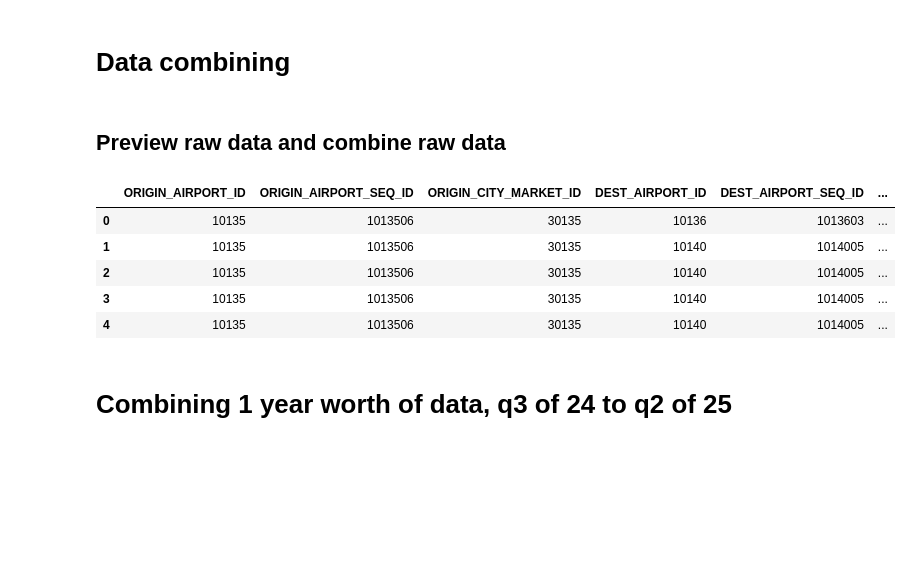
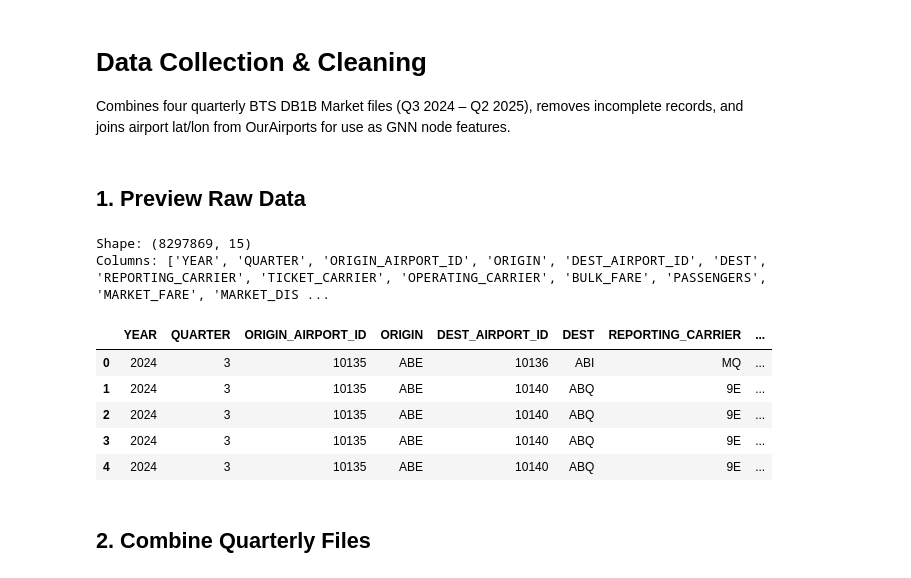
Before and after one commit to normangw/6600-neural-networks, a Jupyter notebook: technical-details/data-cleaning/dataclean.ipynb, the cells around one changed output. Drawn from its saved outputs; the diff is of its cells as text; code cells hidden in the pictures; blank space fills up the shorter version.

Commit message:
polished data cleaning and eda

```diff
--- a/technical-details/data-cleaning/dataclean.ipynb
+++ b/technical-details/data-cleaning/dataclean.ipynb
@@ -1,4 +13,4 @@
 # %% [markdown]
-# Data combining
+# Data Collection & Cleaning
+
+Combines four quarterly BTS DB1B Market files (Q3 2024 – Q2 2025), removes incomplete records, and joins airport lat/lon from OurAirports for use as GNN node features.
-# %% [markdown]
-## Preview raw data and combine raw data
@@ -7,13 +21,19 @@ import pandas as pd
+# %% [markdown]
+## 1. Preview Raw Data
 # %%
-preview=pd.read_csv('../../data/rawdata/T_DB1B_MARKET1.csv')
-preview.head()
+sample = pd.read_csv('../../data/rawdata/2024_q3.csv', low_memory=False)
+print(f"Shape: {sample.shape}")
+print(f"Columns: {list(sample.columns)}")
+sample.head()
 # %% [output]
+Shape: (8297869, 15)
+Columns: ['YEAR', 'QUARTER', 'ORIGIN_AIRPORT_ID', 'ORIGIN', 'DEST_AIRPORT_ID', 'DEST', 'REPORTING_CARRIER', 'TICKET_CARRIER', 'OPERATING_CARRIER', 'BULK_FARE', 'PASSENGERS', 'MARKET_FARE', 'MARKET_DIS ...
-|  | ORIGIN_AIRPORT_ID | ORIGIN_AIRPORT_SEQ_ID | ORIGIN_CITY_MARKET_ID | DEST_AIRPORT_ID | DEST_AIRPORT_SEQ_ID | ... |
-| 0 | 10135 | 1013506 | 30135 | 10136 | 1013603 | ... |
-| 1 | 10135 | 1013506 | 30135 | 10140 | 1014005 | ... |
-| 2 | 10135 | 1013506 | 30135 | 10140 | 1014005 | ... |
-| 3 | 10135 | 1013506 | 30135 | 10140 | 1014005 | ... |
-| 4 | 10135 | 1013506 | 30135 | 10140 | 1014005 | ... |
+|  | YEAR | QUARTER | ORIGIN_AIRPORT_ID | ORIGIN | DEST_AIRPORT_ID | DEST | REPORTING_CARRIER | ... |
+| 0 | 2024 | 3 | 10135 | ABE | 10136 | ABI | MQ | ... |
+| 1 | 2024 | 3 | 10135 | ABE | 10140 | ABQ | 9E | ... |
+| 2 | 2024 | 3 | 10135 | ABE | 10140 | ABQ | 9E | ... |
+| 3 | 2024 | 3 | 10135 | ABE | 10140 | ABQ | 9E | ... |
+| 4 | 2024 | 3 | 10135 | ABE | 10140 | ABQ | 9E | ... |
 # %% [markdown]
-# Combining 1 year worth of data, q3 of 24 to q2 of 25
+## 2. Combine Quarterly Files
 # %%
```
Also changed, not shown: parts of 20 cells of this notebook, 6 other files.
